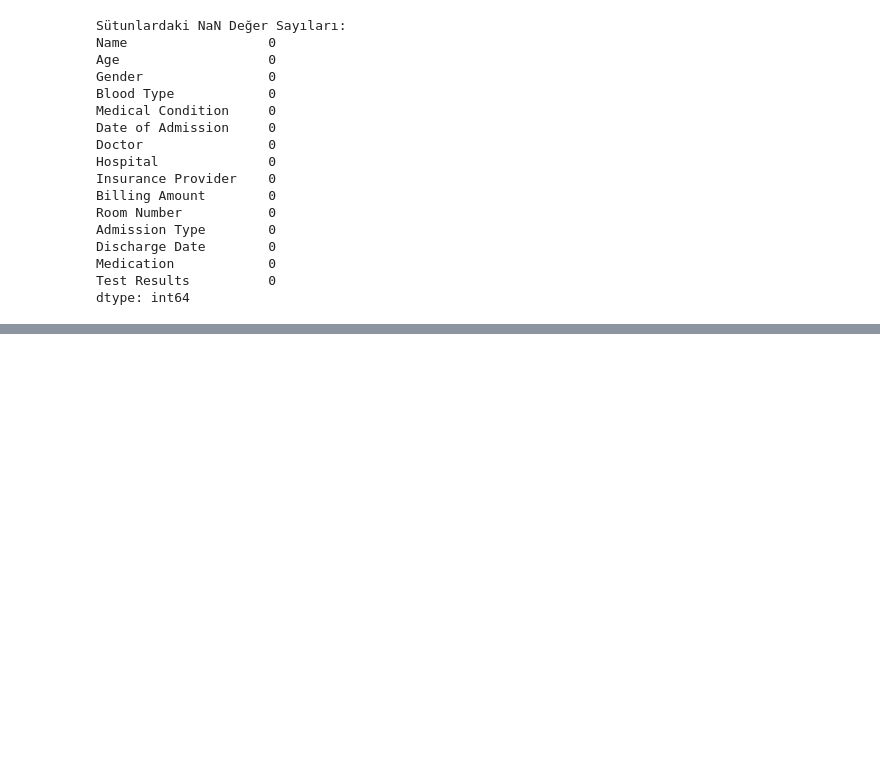
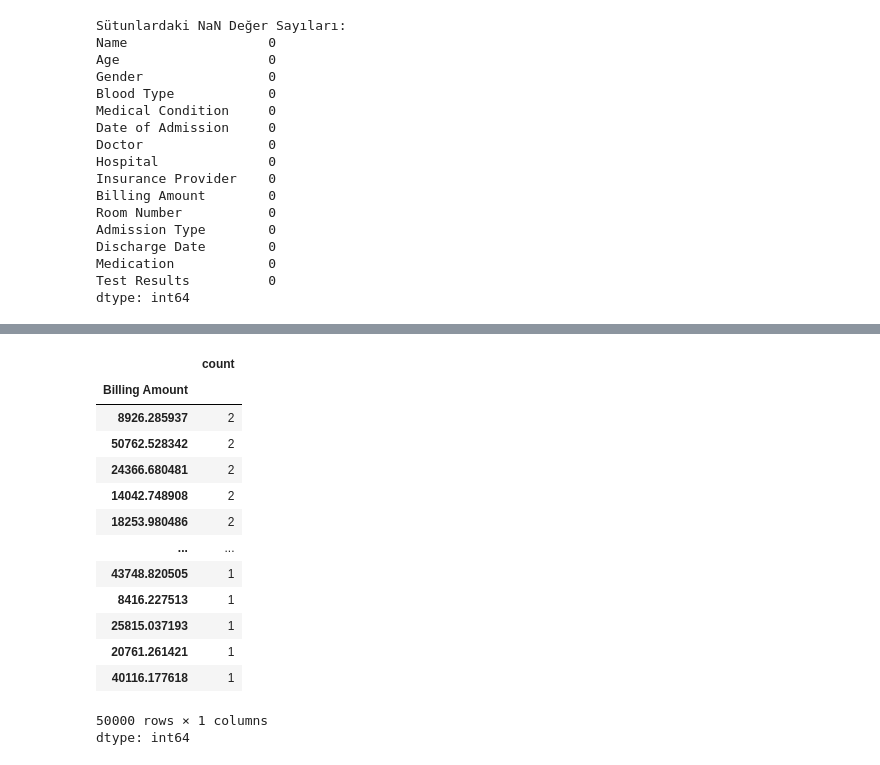
Before and after one commit to elifkaradenizz/sigorta-saglayici-analizi, a Jupyter notebook: SigortaSağlayıcıAnalizi.ipynb, the cells around one changed output, grey strips where cells are left out. Cells and saved outputs as stored; diff of their text form; code cells hidden in the pictures; blank space fills up the shorter version.

```diff
--- a/SigortaSağlayıcıAnalizi.ipynb
+++ b/SigortaSağlayıcıAnalizi.ipynb
@@ -23,0 +74,2 @@ df.head()
+# %%
+df['Date of Admission'] = pd.to_datetime(df['Date of Admission'])
@@ -58,0 +157,18 @@ dtype: int64
+# %%
+df["Billing Amount"].value_counts()
+# %% [output]
+|  | count |
+| Billing Amount |  |
+| 8926.285937 | 2 |
+| 50762.528342 | 2 |
+| 24366.680481 | 2 |
+| 14042.748908 | 2 |
+| 18253.980486 | 2 |
+| ... | ... |
+| 43748.820505 | 1 |
+| 8416.227513 | 1 |
+| 25815.037193 | 1 |
+| 20761.261421 | 1 |
+| 40116.177618 | 1 |
+50000 rows × 1 columns
+dtype: int64
```
Also changed, not shown: parts of 9 cells of this notebook.
